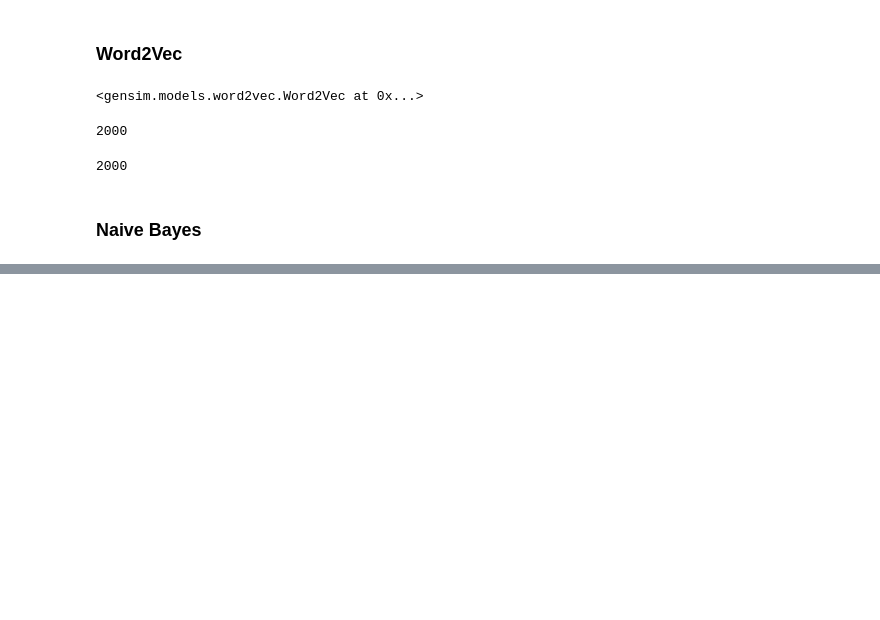
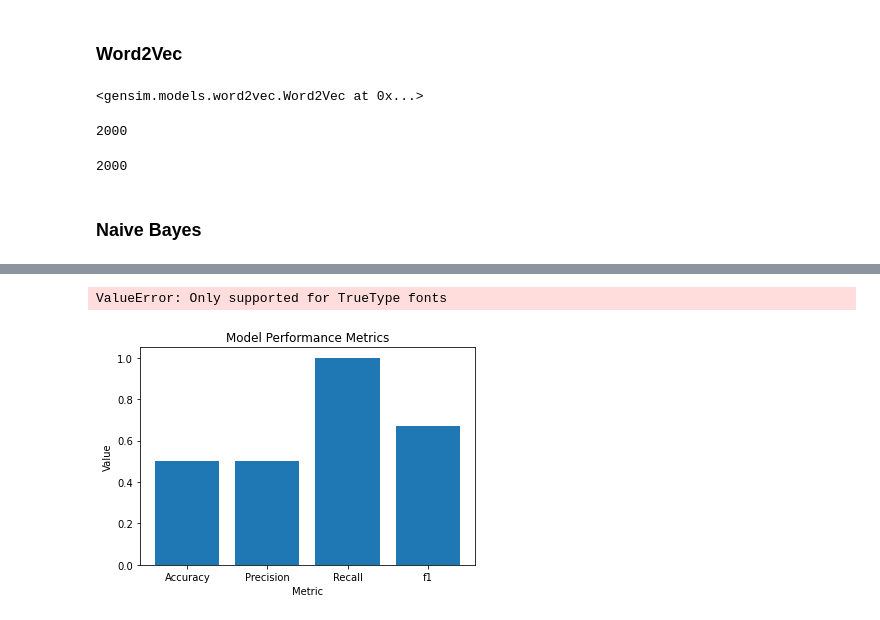
Before and after one commit to I-Man104/movie-reviews-sentiment-analysis, a Jupyter notebook: NLP_PROJECT/turn_to_csv.ipynb, the cells around one changed output, grey strips where cells are left out. Drawn from its saved outputs; the diff is of its cells as text; code cells hidden in the pictures; blank space fills up the shorter version.

Commit message:
added visualization
Co-authored-by: I-Man104 <ayman.m.h104@gmail.com>

```diff
--- a/NLP_PROJECT/turn_to_csv.ipynb
+++ b/NLP_PROJECT/turn_to_csv.ipynb
@@ -234,0 +247,26 @@ Precision0.5025
+# %%
+# Concatenate all the tokenized reviews into a single string
+text = ' '.join(sentences['Reviews'].sum())
+# Create the word cloud image
+wordcloud = WordCloud(max_words=100, background_color='white',font_path="07558_CenturyGothic.ttf").generate(text)
+
+# Display the word cloud image
+plt.figure(figsize=(10, 6))
+plt.imshow(wordcloud, interpolation='bilinear')
+plt.axis('off')
+plt.show()s
+# %% [output]
+ValueError: Only supported for TrueType fonts
+# %%
+metrics = ['Accuracy', 'Precision', 'Recall','f1']
+values = [accuracy, precision, recall,f1]
+plt.bar(metrics, values)
+
+# Add labels and title
+plt.xlabel('Metric')
+plt.ylabel('Value')
+plt.title('Model Performance Metrics')
+
+plt.show()
+# %% [output]
+[figure, added]
```
Also changed, not shown: parts of 7 cells of this notebook, 3 other files.
